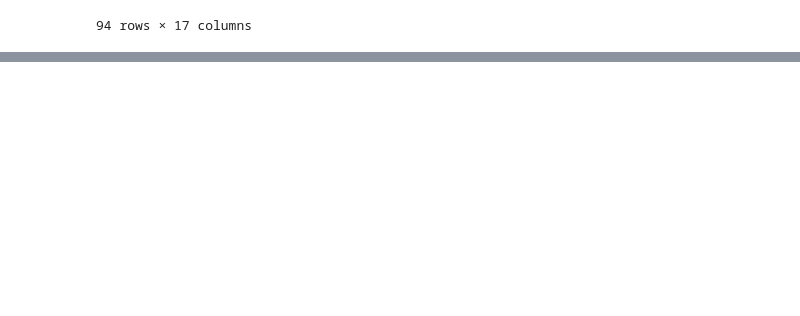
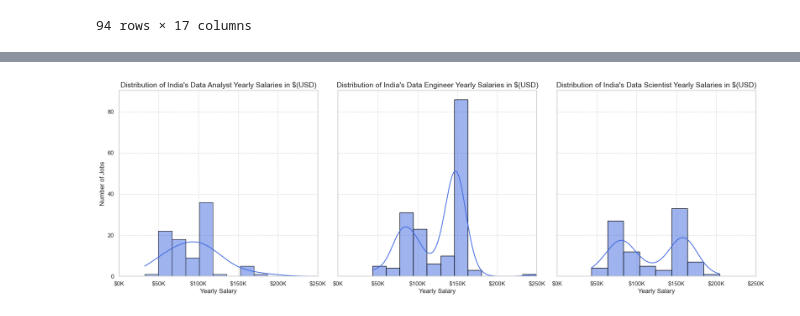
Before and after one commit to bhosaleprathamesh/DataJobs, a Jupyter notebook: Project/4_Salary_Analysis.ipynb, the cells around one changed output, grey strips where cells are left out. Drawn from its saved outputs; the diff is of its cells as text; code cells hidden in the pictures; blank space fills up the shorter version.

```diff
--- a/Project/4_Salary_Analysis.ipynb
+++ b/Project/4_Salary_Analysis.ipynb
@@ -146,0 +127,37 @@ plt.show()
+# %%
+
+# Create a figure with 3 subplots in a single row
+fig, axs = plt.subplots(1, 3, figsize=(18, 6), sharey=True)
+
+# Plot for Data Analyst
+sns.histplot(df_da['salary_year_avg'], kde=True, fill=True, ax=axs[0], color='royalblue', edgecolor='black')
+axs[0].set_title("Distribution of India's Data Analyst Yearly Salaries in $(USD)",fontsize=14)
+axs[0].set_xlabel('Yearly Salary', fontsize=12)
+axs[0].set_xlim(0, 250000)
+axs[0].set_ylabel('Number of Jobs', fontsize=12)
+axs[0].xaxis.set_major_formatter(plt.FuncFormatter(lambda y, pos: f'${int(y/1000)}K'))
+axs[0].grid(True, linestyle='--', alpha=0.7)
+
+# Plot for Data Engineer
+sns.histplot(df_de['salary_year_avg'], kde=True, fill=True, ax=axs[1], color='royalblue', edgecolor='black')
+axs[1].set_title("Distribution of India's Data Engineer Yearly Salaries in $(USD)",fontsize=14)
+axs[1].set_xlabel('Yearly Salary', fontsize=12)
+axs[1].set_xlim(0, 250000)
+axs[1].set_ylabel('Number of Jobs', fontsize=12)
+axs[1].xaxis.set_major_formatter(plt.FuncFormatter(lambda y, pos: f'${int(y/1000)}K'))
+axs[1].grid(True, linestyle='--', alpha=0.7)
+
+# Plot for Data Scientist
+sns.histplot(df_ds['salary_year_avg'], kde=True, fill=True, ax=axs[2], color='royalblue', edgecolor='black')
+axs[2].set_title("Distribution of India's Data Scientist Yearly Salaries in $(USD)",fontsize=14)
+axs[2].set_xlabel('Yearly Salary', fontsize=12)
+axs[2].set_xlim(0, 250000)
+axs[2].set_ylabel('Number of Jobs', fontsize=12)
+axs[2].xaxis.set_major_formatter(plt.FuncFormatter(lambda y, pos: f'${int(y/1000)}K'))
+axs[2].grid(True, linestyle='--', alpha=0.7)
+
+# Adjust layout
+plt.tight_layout()
+plt.show()
+# %% [output]
+[figure, added]
```
Also changed, not shown: parts of 5 cells of this notebook, 2 other files.
